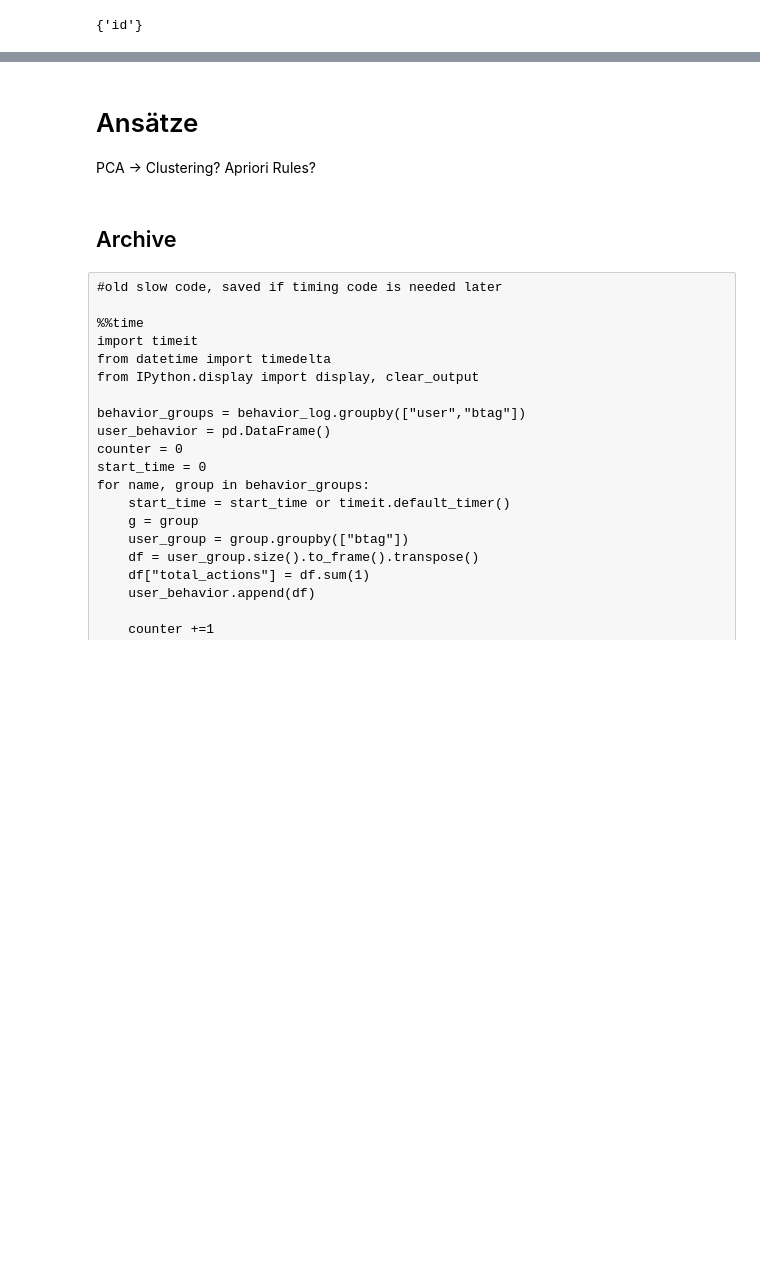
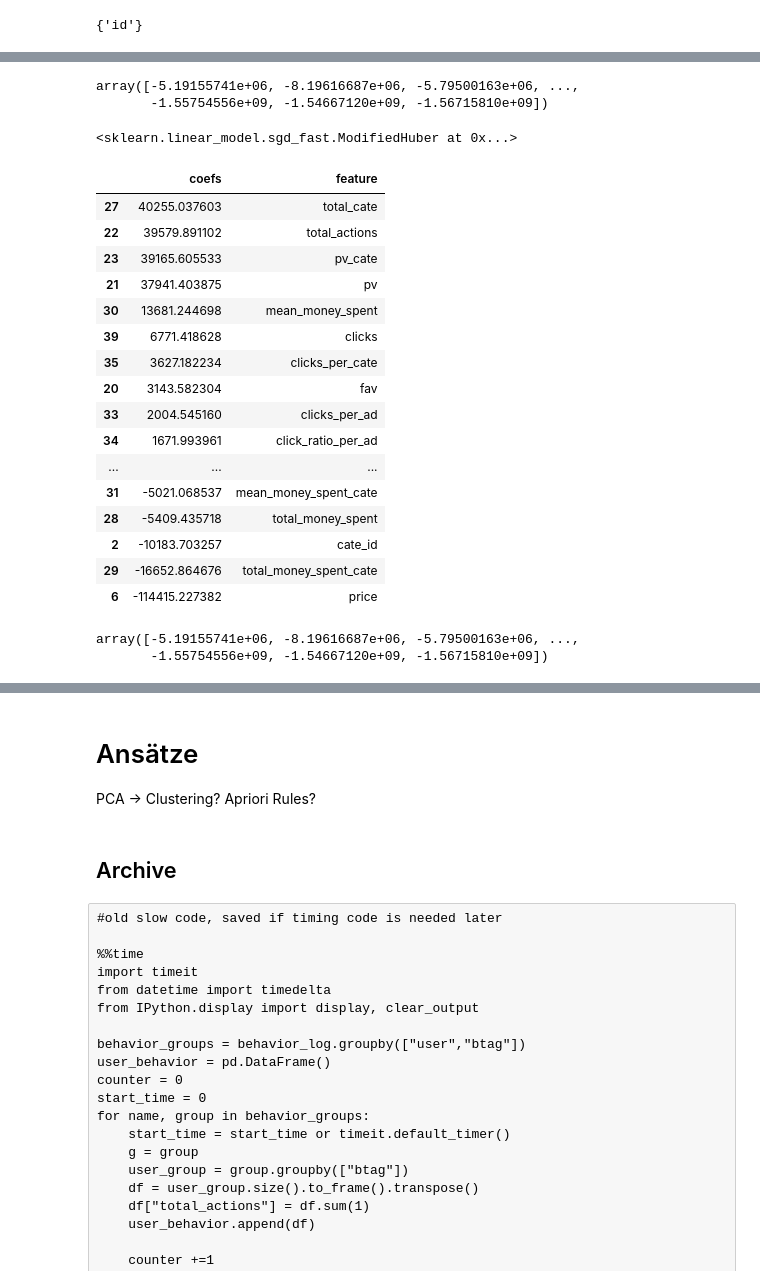
Before and after one commit to Sitorias/AdPrediction, a Jupyter notebook: Task 3 - Ad Prediction - Leo.ipynb, the cells around one changed output, grey strips where cells are left out. Cells and saved outputs as stored; diff of their text form; code cells hidden in the pictures; blank space fills up the shorter version.

```diff
--- a/Task 3 - Ad Prediction - Leo.ipynb
+++ b/Task 3 - Ad Prediction - Leo.ipynb
@@ -616,3 +638,37 @@ pred = model.predict(test_set.drop(["id"],axis=1))
+# %%
+model.decision_function(test_set.drop(["id"],axis=1))
+# %% [output]
+array([-5.19155741e+06, -8.19616687e+06, -5.79500163e+06, ...,
+       -1.55754556e+09, -1.54667120e+09, -1.56715810e+09])
+# %%
+model.loss_function_
+# %% [output]
+<sklearn.linear_model.sgd_fast.ModifiedHuber at 0x...>
+# %%
+pd.DataFrame({"coefs": model.coef_[0], "feature":train_set.columns.values}).sort_values(by="coefs",ascending=False)
+# %% [output]
+|  | coefs | feature |
+| 27 | 40255.037603 | total_cate |
+| 22 | 39579.891102 | total_actions |
+| 23 | 39165.605533 | pv_cate |
+| 21 | 37941.403875 | pv |
+| 30 | 13681.244698 | mean_money_spent |
+| 39 | 6771.418628 | clicks |
+| 35 | 3627.182234 | clicks_per_cate |
+| 20 | 3143.582304 | fav |
+| 33 | 2004.545160 | clicks_per_ad |
+| 34 | 1671.993961 | click_ratio_per_ad |
+| ... | ... | ... |
+| 31 | -5021.068537 | mean_money_spent_cate |
+| 28 | -5409.435718 | total_money_spent |
+| 2 | -10183.703257 | cate_id |
+| 29 | -16652.864676 | total_money_spent_cate |
+| 6 | -114415.227382 | price |
+# %%
+ model.decision_function(test_set.drop(["id"],axis=1))
+# %% [output]
+array([-5.19155741e+06, -8.19616687e+06, -5.79500163e+06, ...,
+       -1.55754556e+09, -1.54667120e+09, -1.56715810e+09])
 # %%
 ax = lgb.plot_importance(gnb, max_num_features=15)
 plt.show()
```
Also changed, not shown: parts of 15 cells of this notebook.
